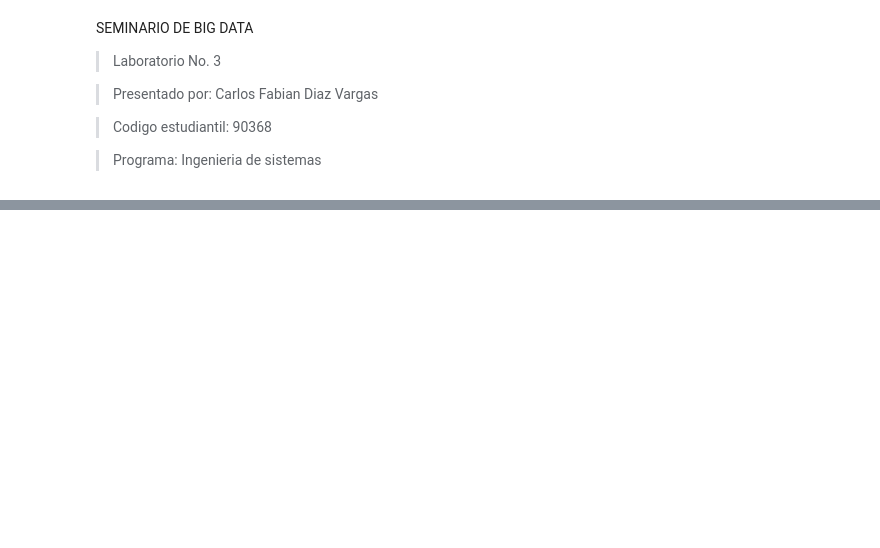
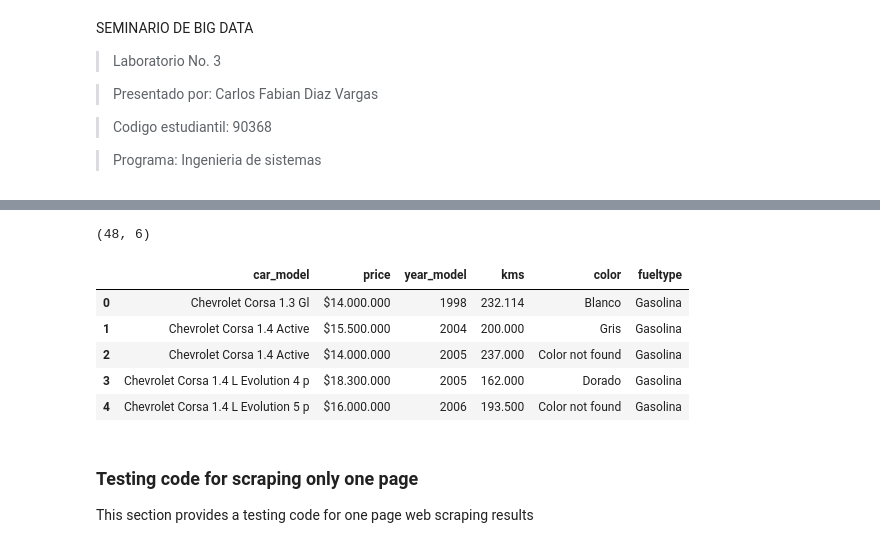
Before and after one commit to cfabiandv99/cfabiandv99.github.io, a Jupyter notebook: Laboratorio_3.ipynb, the cells around one changed output, grey strips where cells are left out. Saved outputs shown, nothing was run; the diff lists cells and outputs as text; code cells hidden in the pictures; blank space fills up the shorter version.

Commit message:
Price prediction tucarro

```diff
--- a/Laboratorio_3.ipynb
+++ b/Laboratorio_3.ipynb
@@ -212,6 +12,0 @@ ColumnTransformer(transformers=[('num', StandardScaler(),
-# %%
-# Define pipeline for regression model
-model = Pipeline([
-    ('preprocessor', preprocessor),
-    ('regressor', LinearRegression())
-])
@@ -261,3 +12,0 @@ Name: price, dtype: float64
-# %%
-# Training the price prediction model (regression)
-model.fit(X_train, y_train)
@@ -480,0 +132,9 @@ Recommended Similar Cars:
+# %%
+# setup chrome options
+chrome_options = webdriver.ChromeOptions()
+chrome_options.add_argument('--headless') # ensure GUI is off
+chrome_options.add_argument('--no-sandbox')
+chrome_options.add_argument('--disable-dev-shm-usage')
+
+# # set path to chromedriver as per your configuration
+chromedriver_autoinstaller.install()
@@ -480,0 +318,16 @@ Recommended Similar Cars:
+# %%
+"""
+ The input parameters for the 'scrapebyPages' function are: Brand name, Car model
+ name. Be careful to write the brand and model names exactly as they are in tucarro.com.
+ The third input parameter is the initial results page (always initialize to 1)
+ and the fourth input parameter is the final results page you want to download data from;
+ this parameter depends on the amount of results pages your car returns
+ for the brand and model you want to get data from. So, it is recommended to search
+ the web portal first to find out how many pages of results you can get
+ for the car you want to get data from.
+"""
+
+car_brand = 'chevrolet'   # Brand car name. Ej: chevrolet, renault, kia.
+car_model = 'corsa'        # Model car name. Ej: duster, onix, rio.
+data = scrapebyPages(car_brand,car_model,1,2)
+# scrapebyPages(1,2)
@@ -480,0 +352,13 @@ Recommended Similar Cars:
+# %%
+cols = ['car_model','price','year_model','kms','color','fueltype']
+data.columns = cols
+print(data.shape)
+data.head()
+# %% [output]
+(48, 6)
+|  | car_model | price | year_model | kms | color | fueltype |
+| 0 | Chevrolet Corsa 1.3 Gl | $14.000.000 | 1998 | 232.114 | Blanco | Gasolina |
+| 1 | Chevrolet Corsa 1.4 Active | $15.500.000 | 2004 | 200.000 | Gris | Gasolina |
+| 2 | Chevrolet Corsa 1.4 Active | $14.000.000 | 2005 | 237.000 | Color not found | Gasolina |
+| 3 | Chevrolet Corsa 1.4 L Evolution 4 p | $18.300.000 | 2005 | 162.000 | Dorado | Gasolina |
+| 4 | Chevrolet Corsa 1.4 L Evolution 5 p | $16.000.000 | 2006 | 193.500 | Color not found | Gasolina |
@@ -480,0 +368,3 @@ Recommended Similar Cars:
+# %% [markdown]
+### Testing code for scraping only one page
+This section provides a testing code for one page web scraping results
```
Also changed, not shown: parts of 61 cells of this notebook.
